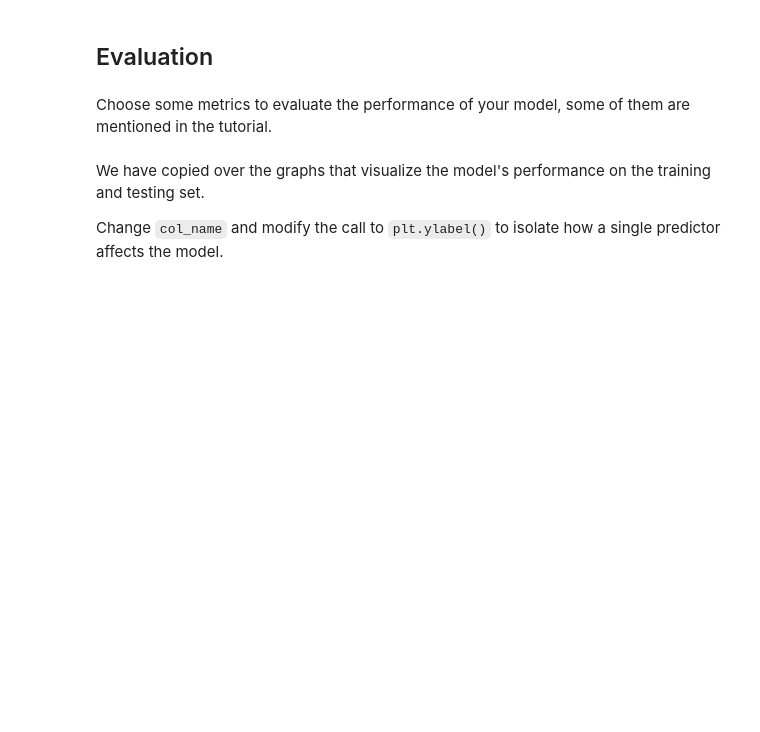
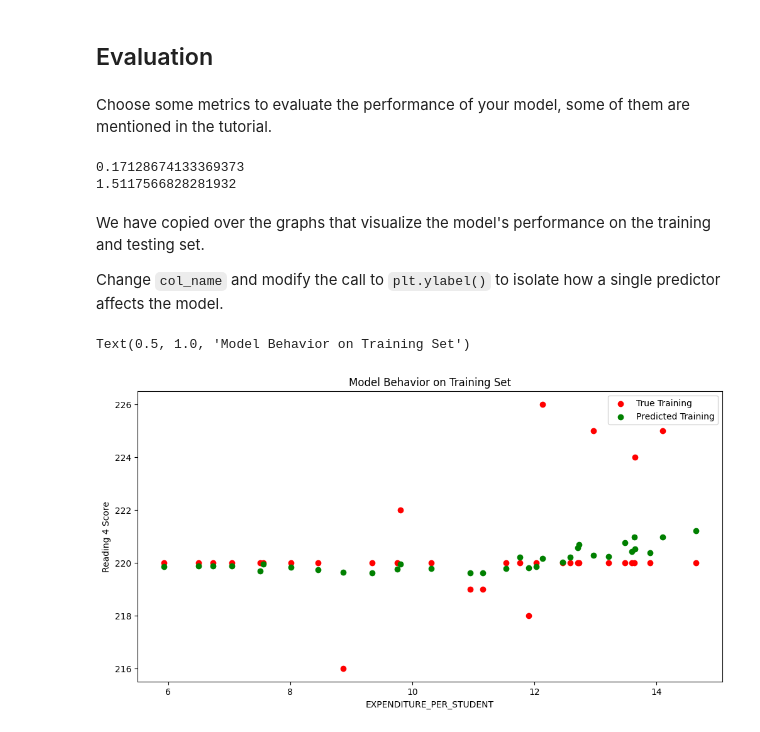
Before and after one commit to Crumb-le/MDST-Tutorial, a Jupyter notebook: tutorial1/checkpoint1.ipynb, the cells around one changed output. Drawn from its saved outputs; the diff is of its cells as text; code cells hidden in the pictures; blank space fills up the shorter version.

```diff
--- a/tutorial1/checkpoint1.ipynb
+++ b/tutorial1/checkpoint1.ipynb
@@ -131,15 +139,13 @@ from sklearn.model_selection import train_test_split
 # %%
 # @@@ 8
 
-# Predictor variable
 X = df[["EXPENDITURE_PER_STUDENT", "INSTRUCTION_EXP_PER_STUDENT"]].dropna()
-# Reponse variable
 Y = df.loc[X.index]["AVG_READING_4_SCORE"]
+Y.fillna(Y.median(), inplace = True)
 # %%
 # @@@ 9
 
-X_train, X_test, y_train, y_test = train_test_split(
-      X, Y, test_size=0.3, random_state=42)
+X_train, X_test, y_train, y_test = train_test_split(X, Y, test_size=0.3, random_state=33)
 # %% [markdown]
 <h2> Prediction </h2>
 # %% [markdown]
@@ -162,29 +170,32 @@ y_pred = model.predict(X_test)
 Choose some metrics to evaluate the performance of your model, some of them are mentioned in the tutorial.
 # %%
 # @@@ 12
-mean_error = np.mean(y_pred - y_test)
-
-mean_abs_error = np.mean(np.abs(y_pred - y_test))
+mean_error = np.mean(y_predicted - y_test)
+mean_abs_error = np.mean(np.abs(y_predicted - y_test))
 
 print(mean_error)
 print(mean_abs_error)
+# %% [output]
+0.17128674133369373
+1.5117566828281932
 # %% [markdown]
 We have copied over the graphs that visualize the model's performance on the training and testing set.
 
 Change `col_name` and modify the call to `plt.ylabel()` to isolate how a single predictor affects the model.
 # %%
 # @@@ 13
+col_name = 'EXPENDITURE_PER_STUDENT'
 
-col_name = 'AVG_READING_4_SCORE'
+f = mpl.figure(figsize=(12,6))
+mpl.scatter(X_train[col_name], y_train, color = "red")
+mpl.scatter(X_train[col_name], model.predict(X_train), color = "green")
 
-
-f = plt.figure(figsize=(12,6))
-plt.scatter(X_train[col_name], y_train, color = "red")
-plt.scatter(X_train[col_name], model.predict(X_train), color = "green")
-
-plt.legend(['True Training','Predicted Training'])
-plt.xlabel(col_name)
-plt.ylabel('Grade 4 Reading Score')
-plt.title("Model Behavior On Training Set")
+mpl.legend(['True Training','Predicted Training'])
+mpl.xlabel(col_name)
+mpl.ylabel('Reading 4 Score')
+mpl.title("Model Behavior on Training Set")
+# %% [output]
+Text(0.5, 1.0, 'Model Behavior on Training Set')
+[figure, added]
 # %%
 # @@@ 14
```
Also changed, not shown: parts of 16 cells of this notebook, 1 other file.
